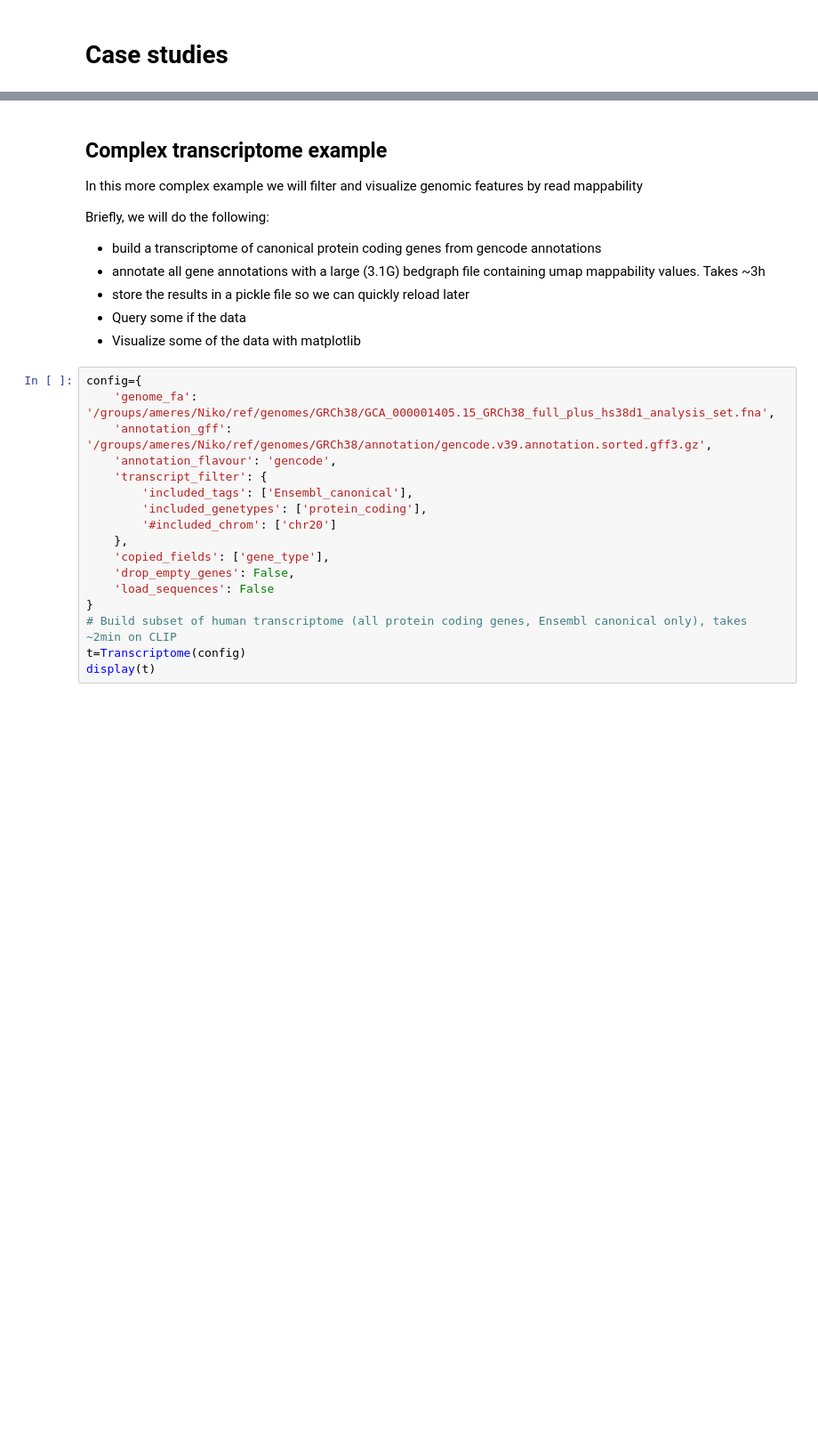
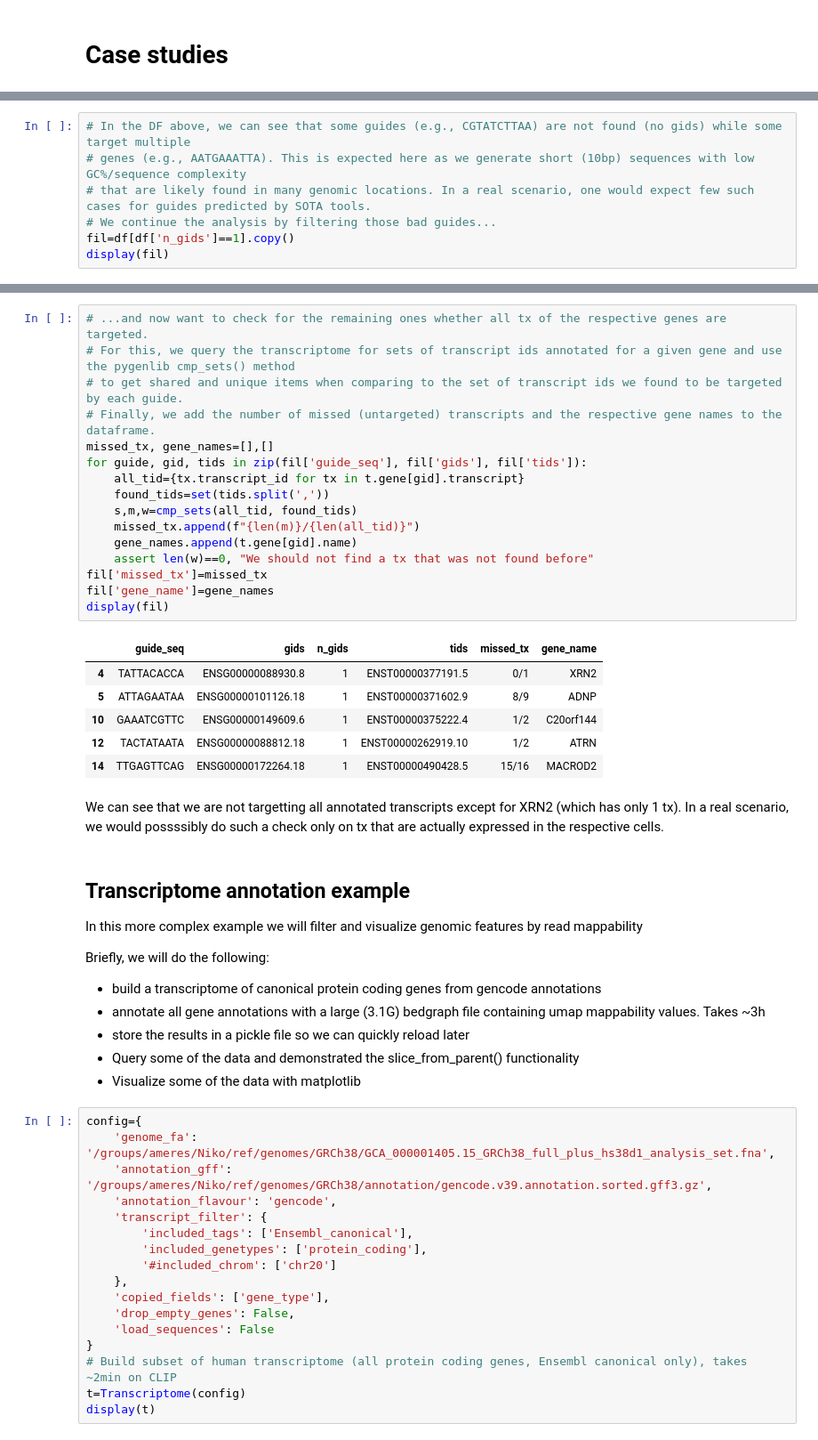
Before and after one commit to popitsch/rnalib, a Jupyter notebook: notebooks/README.ipynb, the cells around one changed output, grey strips where cells are left out. Shown at 89% size. Drawn from its saved outputs; the diff is of its cells as text; blank space fills up the shorter version.

```diff
--- a/notebooks/README.ipynb
+++ b/notebooks/README.ipynb
@@ -658,0 +730,7 @@ else:
+# %%
+# In the DF above, we can see that some guides (e.g., CGTATCTTAA) are not found (no gids) while some target multiple
+# genes (e.g., AATGAAATTA). This is expected here as we generate short (10bp) sequences with low GC%/sequence complexity
+# that are likely found in many genomic locations. In a real scenario, one would expect few such cases for guides predicted by SOTA tools.
+# We continue the analysis by filtering those bad guides...
+fil=df[df['n_gids']==1].copy()
+display(fil)
@@ -659,5 +744,32 @@ else:
+# %%
+# ...and now want to check for the remaining ones whether all tx of the respective genes are targeted.
+# For this, we query the transcriptome for sets of transcript ids annotated for a given gene and use the pygenlib cmp_sets() method
+# to get shared and unique items when comparing to the set of transcript ids we found to be targeted by each guide.
+# Finally, we add the number of missed (untargeted) transcripts and the respective gene names to the dataframe.
+missed_tx, gene_names=[],[]
+for guide, gid, tids in zip(fil['guide_seq'], fil['gids'], fil['tids']):
+    all_tid={tx.transcript_id for tx in t.gene[gid].transcript}
+    found_tids=set(tids.split(','))
+    s,m,w=cmp_sets(all_tid, found_tids)
+    missed_tx.append(f"{len(m)}/{len(all_tid)}")
+    gene_names.append(t.gene[gid].name)
+    assert len(w)==0, "We should not find a tx that was not found before"
+fil['missed_tx']=missed_tx
+fil['gene_name']=gene_names
+display(fil)
+# %% [output]
+|  | guide_seq | gids | n_gids | tids | missed_tx | gene_name |
+| 4 | TATTACACCA | ENSG00000088930.8 | 1 | ENST00000377191.5 | 0/1 | XRN2 |
+| 5 | ATTAGAATAA | ENSG00000101126.18 | 1 | ENST00000371602.9 | 8/9 | ADNP |
+| 10 | GAAATCGTTC | ENSG00000149609.6 | 1 | ENST00000375222.4 | 1/2 | C20orf144 |
+| 12 | TACTATAATA | ENSG00000088812.18 | 1 | ENST00000262919.10 | 1/2 | ATRN |
+| 14 | TTGAGTTCAG | ENSG00000172264.18 | 1 | ENST00000490428.5 | 15/16 | MACROD2 |
+# %% [markdown]
+We can see that we are not targetting all annotated transcripts except for XRN2 (which has only 1 tx).
+In a real scenario, we would possssibly do such a check only on tx that are actually expressed in the respective
+cells.
 # %% [markdown]
-## Complex transcriptome example
+## Transcriptome annotation example
 
 In this more complex example we will filter and visualize genomic features by read mappability
 
@@ -665,7 +777,7 @@ Briefly, we will do the following:
 - build a transcriptome of canonical protein coding genes from gencode annotations
 - annotate all gene annotations with a large (3.1G) bedgraph file containing umap mappability values. Takes ~3h
 - store the results in a pickle file so we can quickly reload later
-- Query some if the data
+- Query some of the data and demonstrated the slice_from_parent() functionality
 - Visualize some of the data with matplotlib
 # %%
 config={
```
Also changed, not shown: parts of 11 cells of this notebook.
